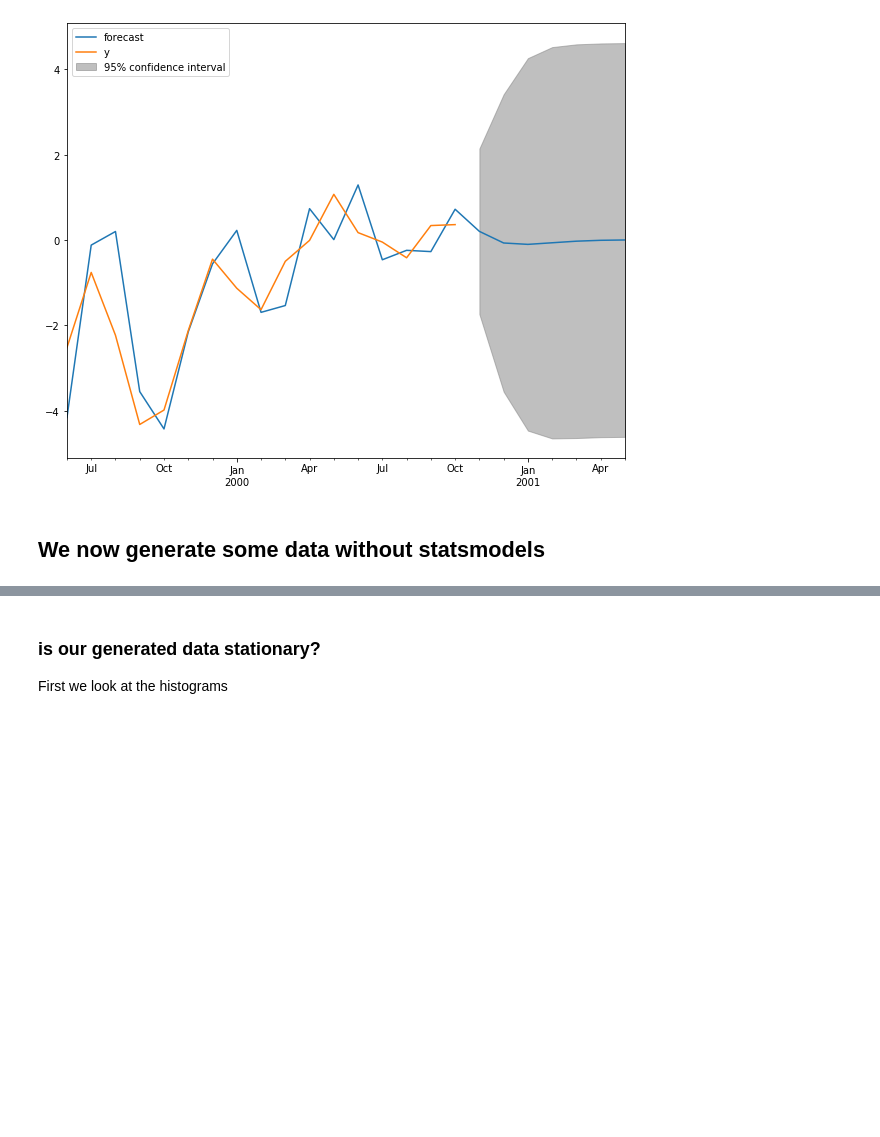
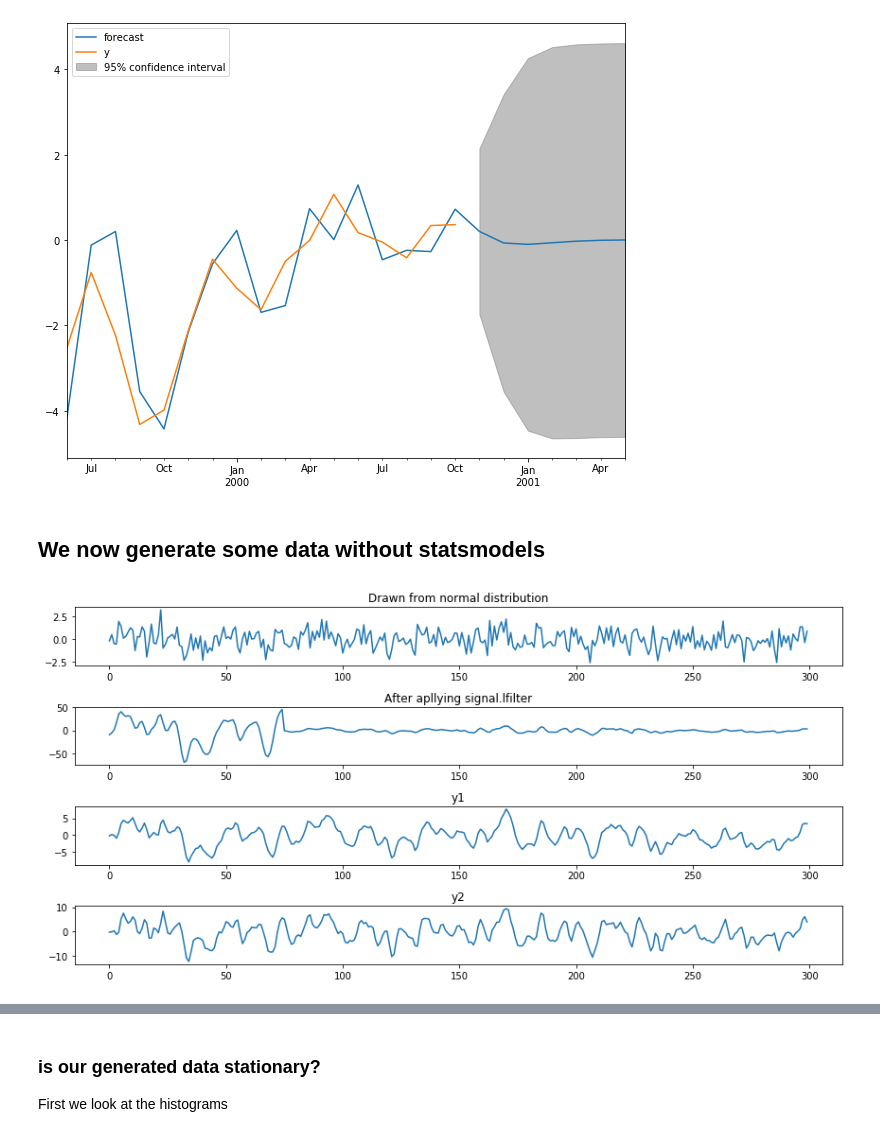
Before and after one commit to clemenspeters/ARIMA, a Jupyter notebook: experiment_sm-tsa-arma_generate_sample.ipynb, the cells around one changed output, grey strips where cells are left out. Drawn from its saved outputs; the diff is of its cells as text; code cells hidden in the pictures; blank space fills up the shorter version.

Commit message:
Adds stiched timeseries with different ARMA parameter sets.

```diff
--- a/experiment_sm-tsa-arma_generate_sample.ipynb
+++ b/experiment_sm-tsa-arma_generate_sample.ipynb
@@ -98,2 +89,61 @@ y = signal.lfilter(maparams, arparams, eta)
+# %%
+# Source: https://www.statsmodels.org/stable/_modules/statsmodels/tsa/arima_process.html#arma_generate_sample
+from scipy import signal
+np.random.seed(12345)
+
+# First set of ARMA parameters
+arparams = np.array([.9, -.2])
+maparams = np.array([.7, .2])
+arparams = np.r_[1, -arparams] # add zero-lag and negate
+maparams = np.r_[1, maparams]  # add zero-lag
+
+# Second set of ARMA parameters
+arparams2 = np.array([.75, -.25])
+maparams2 = np.array([2, .35])
+arparams2 = np.r_[1, -arparams2] # add zero-lag and negate
+maparams2 = np.r_[1, maparams2]  # add zero-lag
+
+# print('arparams', arparams)
+# print('maparams', maparams)
+
+sigma = 1                   # standard deviation of noise
+distrvs = np.random.randn   # function that generates the random numbers, and takes sample size as argument
+nsample = 300               # number of observations/samples
+burnin = 0                  # Burn in observations at the generated and dropped from the beginning of the sample
+eta = sigma * distrvs(nsample + burnin) # this is where the random samples are drawn. (((Maybe we can insert our anomalies here?)))
+# y = signal.lfilter(maparams, arparams, eta)
+
+# Now we stich together sections with different ARMA parameters
+y = np.hstack((
+    signal.filtfilt(maparams2, arparams2, eta[0:75 + burnin]),
+    signal.lfilter(maparams, arparams, eta[burnin + 75:150 + burnin]),
+    signal.lfilter(maparams2, arparams2, eta[burnin + 150:225 + burnin]),
+    signal.lfilter(maparams, arparams, eta[burnin + 225:]),
+#     eta[100:]
+))
+
+y1 = signal.lfilter(maparams, arparams, eta)[burnin:]
+y2 = signal.lfilter(maparams2, arparams2, eta)[burnin:]
+
+fig = plt.figure(1, figsize=(12, 6))
+ax1 = fig.add_subplot(411)
+ax1.title.set_text("Drawn from normal distribution")
+ax1.plot(np.arange(nsample), eta[burnin:])
+
+ax2 = fig.add_subplot(412)
+ax2.title.set_text("After apllying signal.lfilter")
+ax2.plot(np.arange(nsample), y[burnin:])
+
+ax3 = fig.add_subplot(413)
+ax3.title.set_text("y1")
+ax3.plot(np.arange(nsample), y1)
+
+ax4 = fig.add_subplot(414)
+ax4.title.set_text("y2")
+ax4.plot(np.arange(nsample), y2)
+
+plt.tight_layout() # avoid overlapping plot titles
+# %% [output]
+[figure, added]
 # %%
 fig = plt.figure(1, figsize=(12, 6))
```
Also changed, not shown: parts of 7 cells of this notebook, 1 other file.
